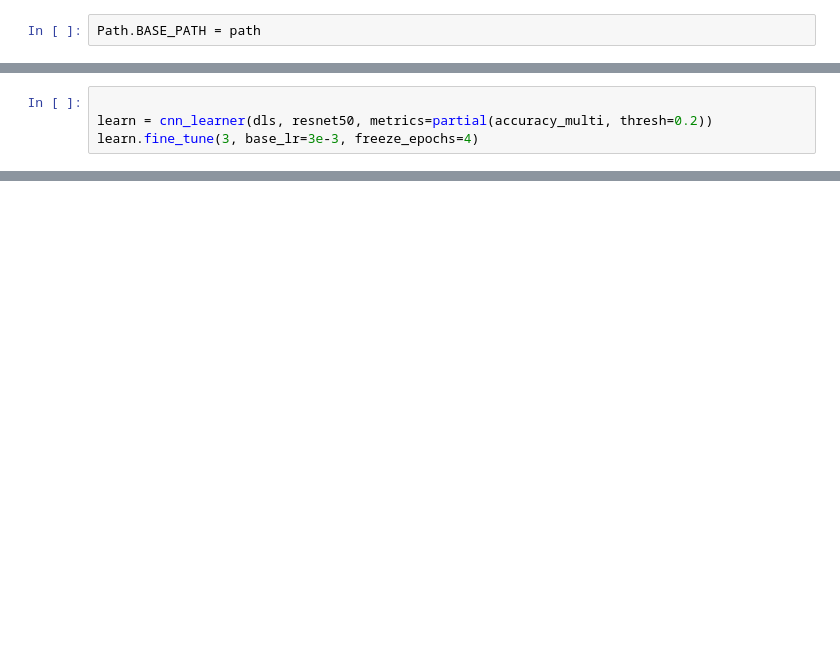
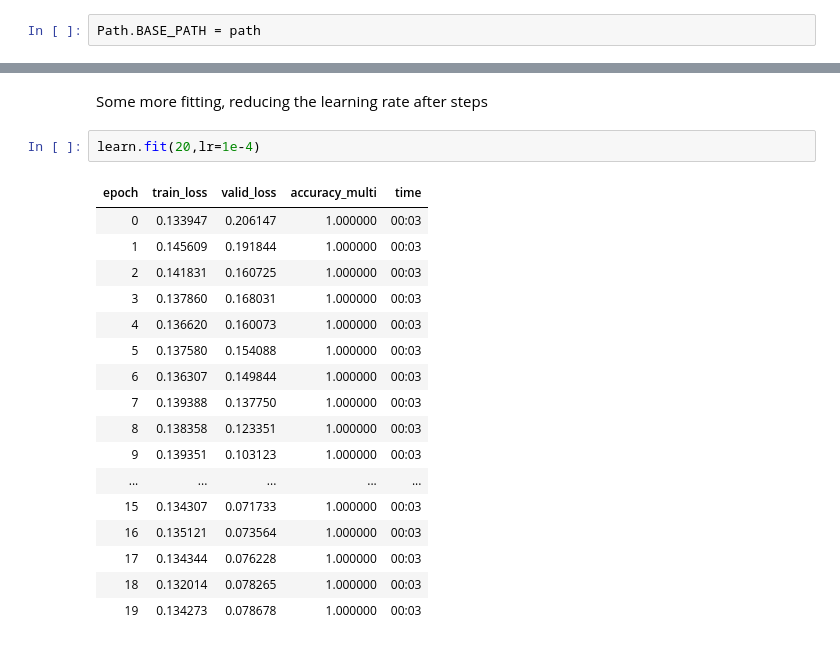
Before and after one commit to ThomasHSimm/THS_website, a Jupyter notebook: _notebooks/2021-11-24-PosesFastAI.ipynb, the cells around one changed output, grey strips where cells are left out. Cells and saved outputs as stored; diff of their text form; blank space fills up the shorter version.

```diff
--- a/_notebooks/2021-11-24-PosesFastAI.ipynb
+++ b/_notebooks/2021-11-24-PosesFastAI.ipynb
@@ -281,4 +423,0 @@ learn.freeze()
-# %%
-
-learn = cnn_learner(dls, resnet50, metrics=partial(accuracy_multi, thresh=0.2))
-learn.fine_tune(3, base_lr=3e-3, freeze_epochs=4)
@@ -296,0 +424,22 @@ KeyboardInterrupt: ignored
+# %% [markdown]
+Some more fitting, reducing the learning rate after steps
+# %%
+learn.fit(20,lr=1e-4)
+# %% [output]
+| epoch | train_loss | valid_loss | accuracy_multi | time |
+| 0 | 0.133947 | 0.206147 | 1.000000 | 00:03 |
+| 1 | 0.145609 | 0.191844 | 1.000000 | 00:03 |
+| 2 | 0.141831 | 0.160725 | 1.000000 | 00:03 |
+| 3 | 0.137860 | 0.168031 | 1.000000 | 00:03 |
+| 4 | 0.136620 | 0.160073 | 1.000000 | 00:03 |
+| 5 | 0.137580 | 0.154088 | 1.000000 | 00:03 |
+| 6 | 0.136307 | 0.149844 | 1.000000 | 00:03 |
+| 7 | 0.139388 | 0.137750 | 1.000000 | 00:03 |
+| 8 | 0.138358 | 0.123351 | 1.000000 | 00:03 |
+| 9 | 0.139351 | 0.103123 | 1.000000 | 00:03 |
+| ... | ... | ... | ... | ... |
+| 15 | 0.134307 | 0.071733 | 1.000000 | 00:03 |
+| 16 | 0.135121 | 0.073564 | 1.000000 | 00:03 |
+| 17 | 0.134344 | 0.076228 | 1.000000 | 00:03 |
+| 18 | 0.132014 | 0.078265 | 1.000000 | 00:03 |
+| 19 | 0.134273 | 0.078678 | 1.000000 | 00:03 |
```
Also changed, not shown: parts of 92 cells of this notebook, 2 other files.
